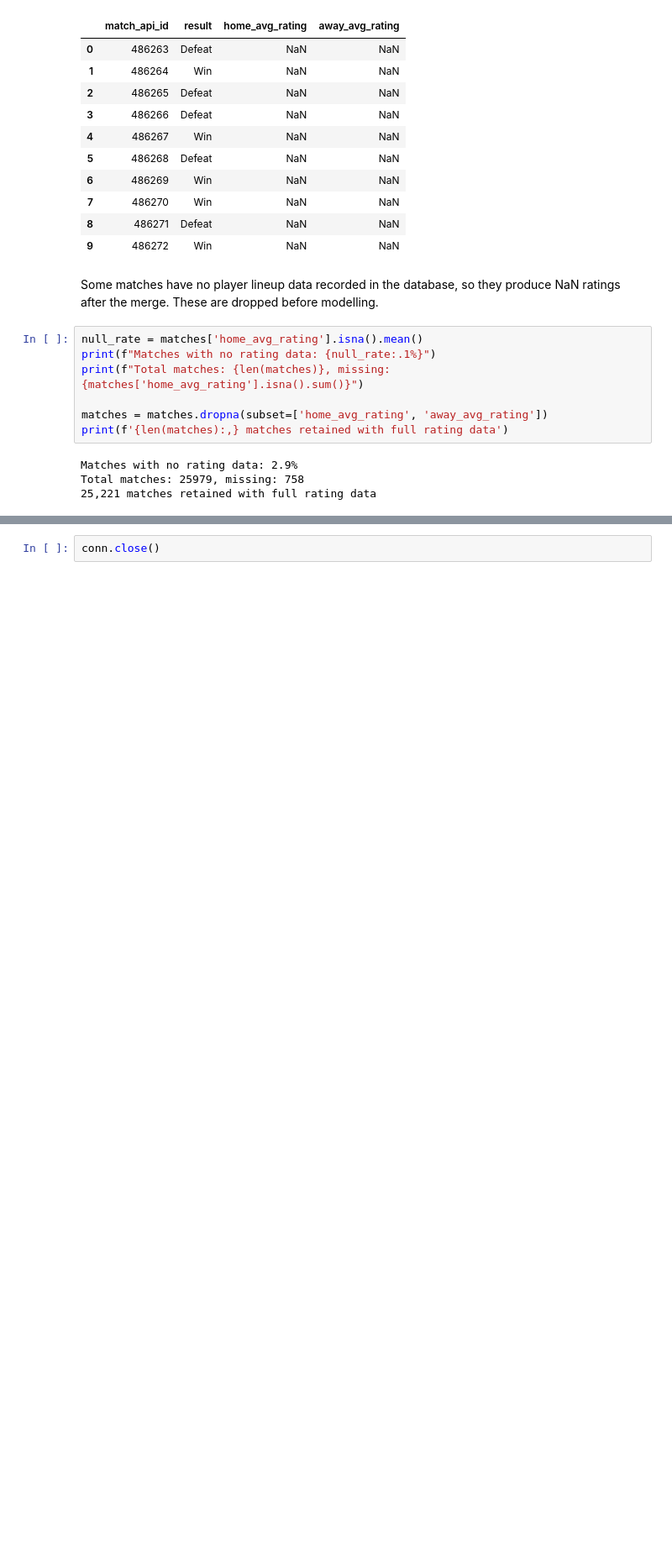
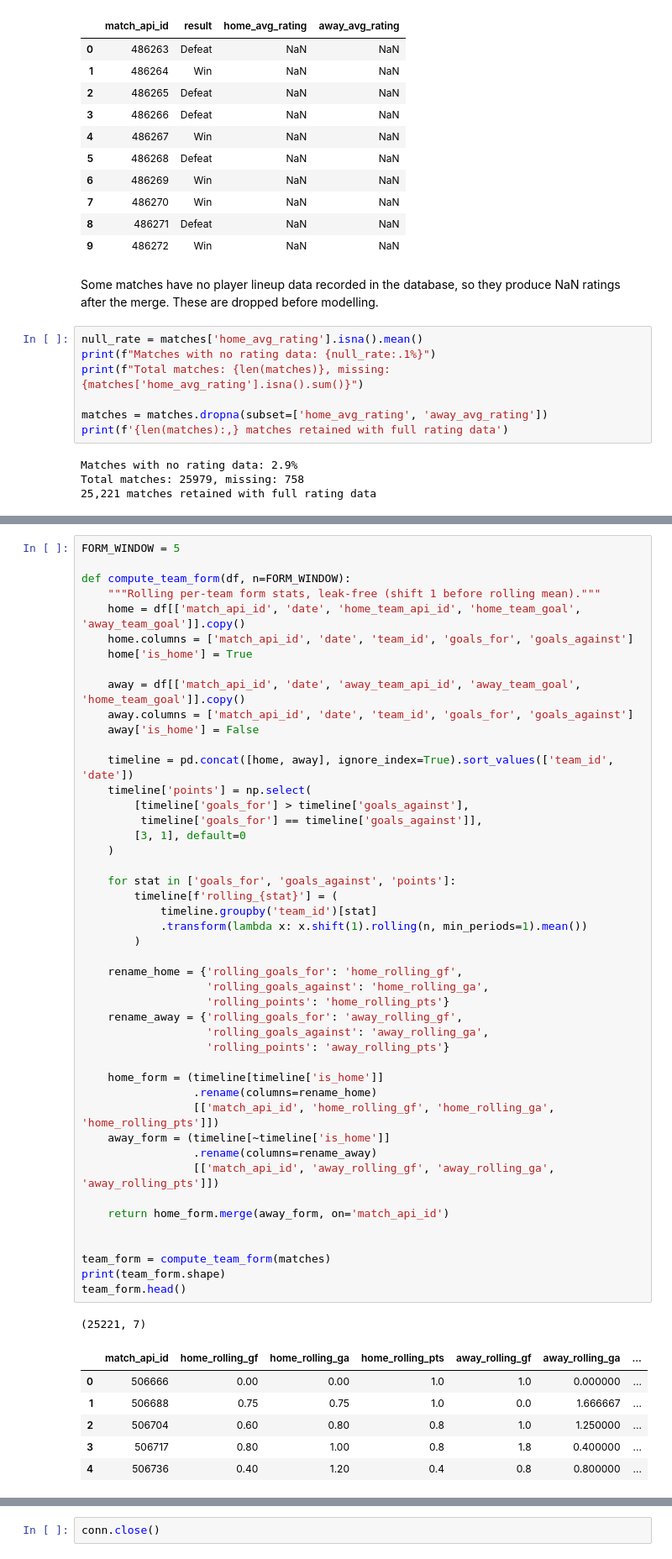
Before and after one commit to Yalexk/Sports-NLP-Outcome-Predictor, a Jupyter notebook: notebooks/feature_engineering.ipynb, the cells around one changed output, grey strips where cells are left out. Shown at 84% size. Drawn from its saved outputs; the diff is of its cells as text; blank space fills up the shorter version.

```diff
--- a/notebooks/feature_engineering.ipynb
+++ b/notebooks/feature_engineering.ipynb
@@ -232,0 +237,54 @@ Total matches: 25979, missing: 758
+# %%
+FORM_WINDOW = 5
+
+def compute_team_form(df, n=FORM_WINDOW):
+    """Rolling per-team form stats, leak-free (shift 1 before rolling mean)."""
+    home = df[['match_api_id', 'date', 'home_team_api_id', 'home_team_goal', 'away_team_goal']].copy()
+    home.columns = ['match_api_id', 'date', 'team_id', 'goals_for', 'goals_against']
+    home['is_home'] = True
+
+    away = df[['match_api_id', 'date', 'away_team_api_id', 'away_team_goal', 'home_team_goal']].copy()
+    away.columns = ['match_api_id', 'date', 'team_id', 'goals_for', 'goals_against']
+    away['is_home'] = False
+
+    timeline = pd.concat([home, away], ignore_index=True).sort_values(['team_id', 'date'])
+    timeline['points'] = np.select(
+        [timeline['goals_for'] > timeline['goals_against'],
+         timeline['goals_for'] == timeline['goals_against']],
+        [3, 1], default=0
+    )
+
+    for stat in ['goals_for', 'goals_against', 'points']:
+        timeline[f'rolling_{stat}'] = (
+            timeline.groupby('team_id')[stat]
+            .transform(lambda x: x.shift(1).rolling(n, min_periods=1).mean())
+        )
+
+    rename_home = {'rolling_goals_for': 'home_rolling_gf',
+                   'rolling_goals_against': 'home_rolling_ga',
+                   'rolling_points': 'home_rolling_pts'}
+    rename_away = {'rolling_goals_for': 'away_rolling_gf',
+                   'rolling_goals_against': 'away_rolling_ga',
+                   'rolling_points': 'away_rolling_pts'}
+
+    home_form = (timeline[timeline['is_home']]
+                 .rename(columns=rename_home)
+                 [['match_api_id', 'home_rolling_gf', 'home_rolling_ga', 'home_rolling_pts']])
+    away_form = (timeline[~timeline['is_home']]
+                 .rename(columns=rename_away)
+                 [['match_api_id', 'away_rolling_gf', 'away_rolling_ga', 'away_rolling_pts']])
+
+    return home_form.merge(away_form, on='match_api_id')
+
+
+team_form = compute_team_form(matches)
+print(team_form.shape)
+team_form.head()
+# %% [output]
+(25221, 7)
+|  | match_api_id | home_rolling_gf | home_rolling_ga | home_rolling_pts | away_rolling_gf | away_rolling_ga | ... |
+| 0 | 506666 | 0.00 | 0.00 | 1.0 | 1.0 | 0.000000 | ... |
+| 1 | 506688 | 0.75 | 0.75 | 1.0 | 0.0 | 1.666667 | ... |
+| 2 | 506704 | 0.60 | 0.80 | 0.8 | 1.0 | 1.250000 | ... |
+| 3 | 506717 | 0.80 | 1.00 | 0.8 | 1.8 | 0.400000 | ... |
+| 4 | 506736 | 0.40 | 1.20 | 0.4 | 0.8 | 0.800000 | ... |
```
Also changed, not shown: parts of 7 cells of this notebook, 2 other files.
